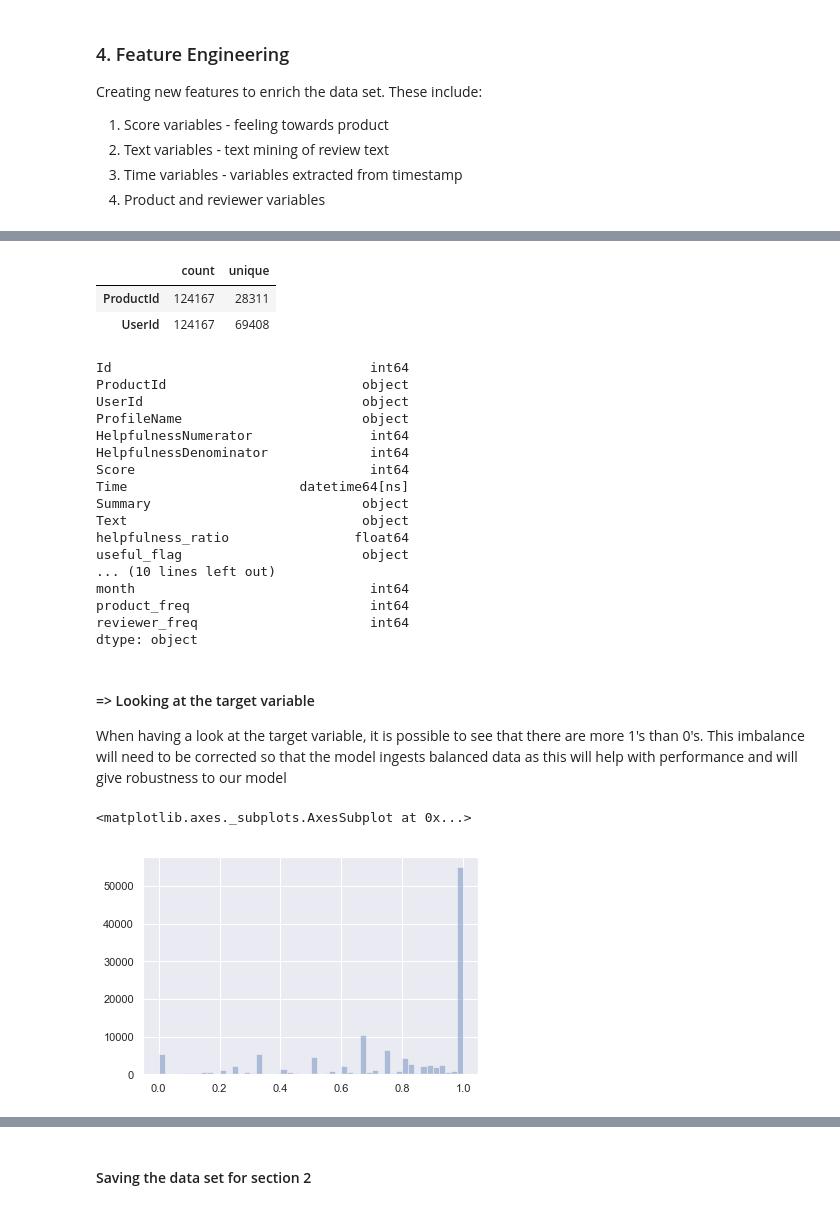
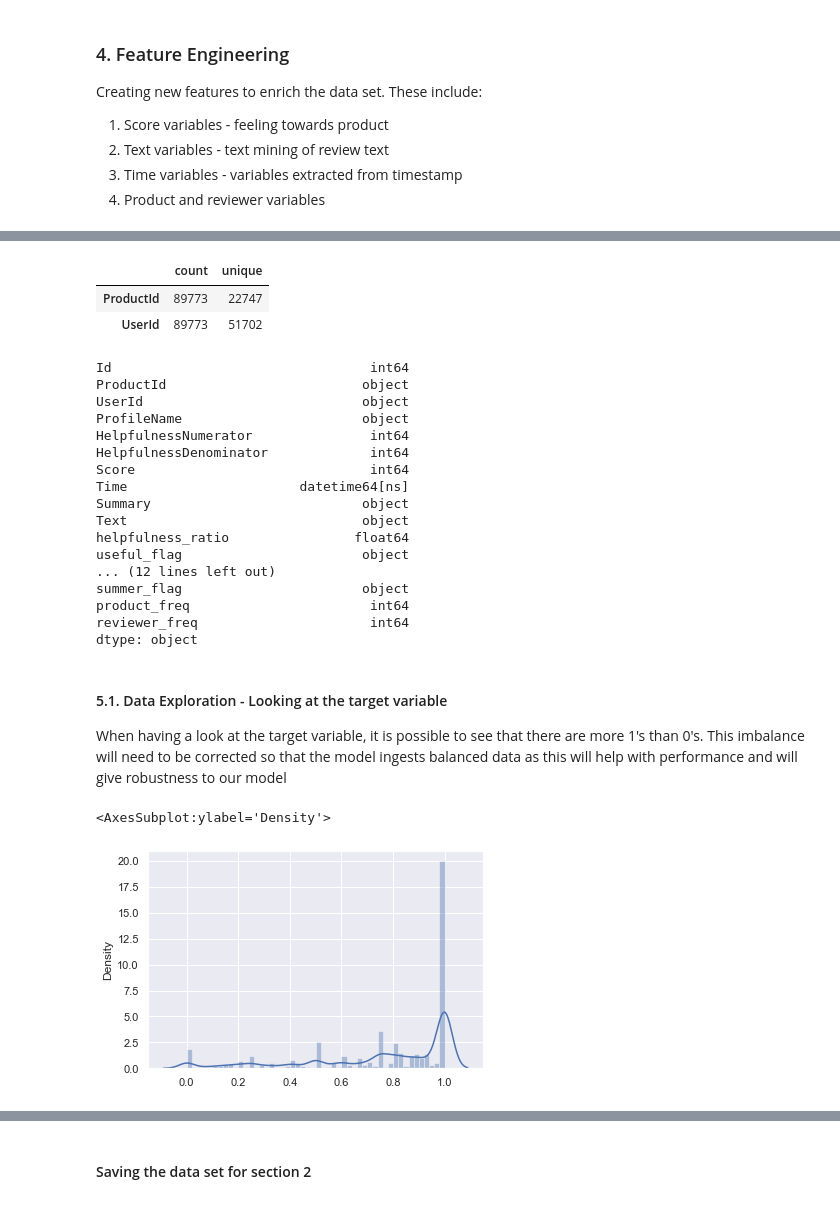
Before and after one commit to ch10m/PythonExamples, a Jupyter notebook: AmazonFoodReviews/1Data Wrangling.ipynb, the cells around one changed output, grey strips where cells are left out. Cells and saved outputs as stored; diff of their text form; code cells hidden in the pictures.

```diff
--- a/AmazonFoodReviews/1Data Wrangling.ipynb
+++ b/AmazonFoodReviews/1Data Wrangling.ipynb
@@ -243,5 +212,5 @@ It is better to focus on the reviews that had more than just a couple of votes.
 # %%
 ## 2nd Filter of the data set
-DenominatorBiggerthan3_data = raw_data[raw_data['HelpfulnessDenominator']>=3]
+DenominatorBiggerthan3_data = raw_data[raw_data['HelpfulnessDenominator']>3]
 DenominatorBiggerthan3_data.shape
 # %% [output]
@@ -567,8 +549,8 @@ HelpfulnesswithTarget_df[['ProductId', 'UserId']].describe().T[['count','unique'
 # HelpfulnesswithTarget_df.ProductId.nunique()
 # %% [output]
 |  | count | unique |
-| ProductId | 124167 | 28311 |
-| UserId | 124167 | 69408 |
+| ProductId | 89773 | 22747 |
+| UserId | 89773 | 51702 |
 # %%
 print(HelpfulnesswithTarget_df.dtypes)
 # %% [output]
@@ -584,8 +566,8 @@ Summary                           object
 Text                              object
 helpfulness_ratio                float64
 useful_flag                       object
-... (10 lines left out)
-month                              int64
+... (12 lines left out)
+summer_flag                       object
 product_freq                       int64
 reviewer_freq                      int64
 dtype: object
@@ -594,15 +576,15 @@ HelpfulnesswithTarget_df['day_of_week'] = HelpfulnesswithTarget_df['day_of_week'
 HelpfulnesswithTarget_df['year'] = HelpfulnesswithTarget_df['year'].astype('category')
 HelpfulnesswithTarget_df['month'] = HelpfulnesswithTarget_df['month'].astype('category')
 # %% [markdown]
-#### => Looking at the target variable
+#### 5.1. Data Exploration - Looking at the target variable
 
 When having a look at the target variable, it is possible to see that there are more 1's than 0's. This imbalance will need to be corrected so that the model ingests balanced data as this will help with performance and will give robustness to our model
 # %%
-sns.distplot(HelpfulnesswithTarget_df[['helpfulness_ratio']],kde=False, rug=False)
-# plt.hist(HelpfulnesswithTarget_df[['helpfulness_ratio']])
+sns.distplot(HelpfulnesswithTarget_df[['helpfulness_ratio']],kde=True, rug=False)
+#plt.hist(HelpfulnesswithTarget_df[['helpfulness_ratio']])
 # %% [output]
-<matplotlib.axes._subplots.AxesSubplot at 0x...>
+<AxesSubplot:ylabel='Density'>
-[figure, old version]
+[figure, new version]
 # %%
 print(HelpfulnesswithTarget_df['useful_flag'].value_counts().head())
 sns.catplot(x="useful_flag", kind="count", data = HelpfulnesswithTarget_df)
```
Also changed, not shown: parts of 52 cells of this notebook, 25 other files.
